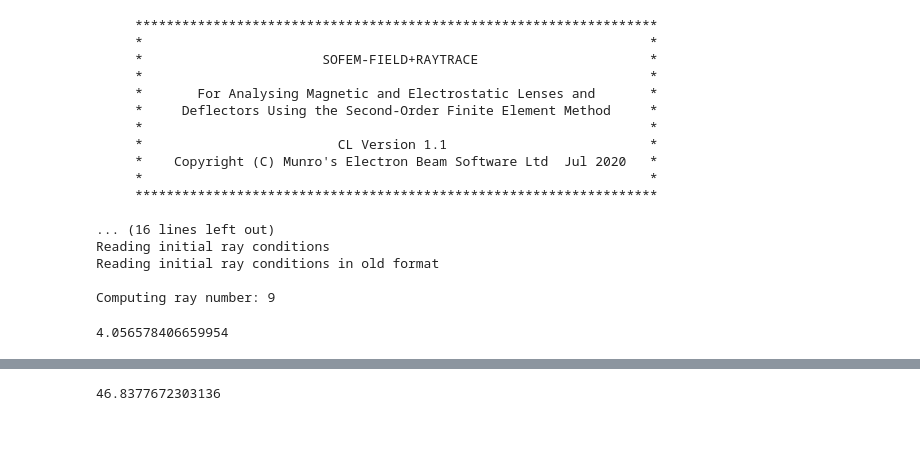
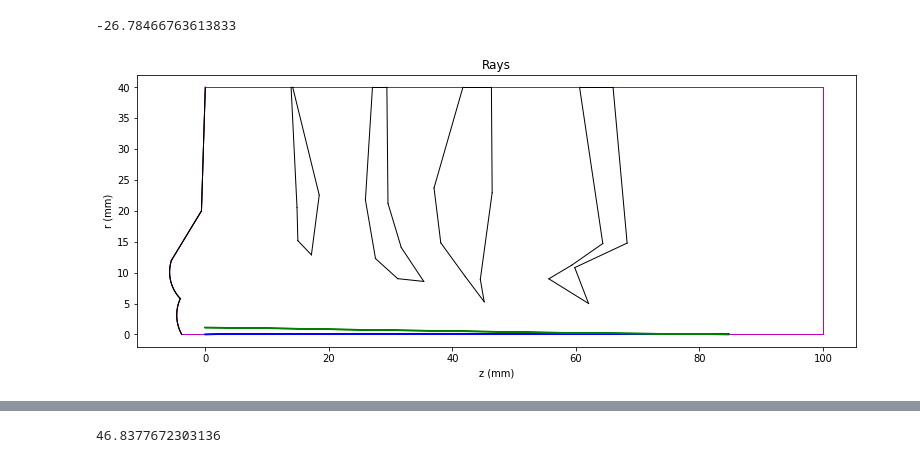
Before and after one commit to tylerharvey/EMDesign, a Jupyter notebook: mirror_compare.ipynb, the cells around one changed output, grey strips where cells are left out. Cells and saved outputs as stored; diff of their text form; code cells hidden in the pictures; blank space fills up the shorter version.

```diff
--- a/mirror_compare.ipynb
+++ b/mirror_compare.ipynb
@@ -8,2 +10,7 @@ from automation import optimize_image_plane, optimize_many_shapes
 from importlib import reload
 import asyncio
+# %%
+mir = ElecLens("/home/trh/data/mirror/5elec/30kV/curvedspacedmir5elec03_retracing_30kV.dat")
+mir.mirror_type(mirror=True,curved_mirror=True)
+mir.write("/home/trh/data/mirror/5elec/30kV/curvedspacedmir5elec03_retracing_30kV_test.dat")
+col = OpticalColumn(mir)
@@ -10,18 +21,15 @@ import asyncio
 # %%
-obj = ElecLens("/home/trh/data/mirror/base/curvedspacedmir5elec02_retracing.dat",verbose=True)
-obj.mirror_type(mirror=True,curved_mirror=True)
-obj.write("/home/trh/data/mirror/base/curvedspacedmir5elec02_ret_test.dat")
-col = OpticalColumn(obj)
-# obj01.coil_curr=[800]
-col.write_mir_img_cond_file("/home/trh/data/mirror/base/mir_coltest_test00.dat",
-                            turning_point=5,source_pos=97.116,img_pos=97.116074,
-                            potentials=MirPotentials(obj,[-500,6267.42,37843.6,30450.1,200000],['f','v1','f','f','f']))
-# obj.write_mir_img_cond_file("/home/trh/data/mirror/base/mir_coltest.dat",
+# col.use_mir_img_cond_file("/home/trh/data/mirror/5elec/30kV/mir_curved5_col00_retracing_30kV.dat")
+# mir01.coil_curr=[800]
+col.write_mir_img_cond_file("/home/trh/data/mirror/5elec/30kV/mir_curved5_col00_opt_retracing_30kV.dat",
+                            turning_point=5,source_pos=84.706798,img_pos=84.706898,energy=30000,
+                           potentials=MirPotentials(mir,[-500,1583.98,6410.83,10944.1,30000],['f','v1','f','f','f']))
+# mir.write_mir_img_cond_file("/home/trh/data/mirror/base/mir_coltest.dat",
 #                             turning_point=10,source_pos=60,energy=-100000,screen_pos=60.001,
-#                             potentials=ElecLens.MirPotentials(obj,[-10000,10000,-10,10000,100000],['f','v1','v2','v3','f']))
-# obj.write_raytrace_file("/home/trh/data/mirror/base/mir_col01.dat",
-#                             potentials=ElecLens.MirPotentials(obj,[-500,4568,12573.9,77480.2,200000],['f','f','f','f','f']))
-# obj.calc_rays()
-# obj.mircondbasename_noext = "m1"
-obj.calc_field()
-calc_properties_mirror(obj,col)
+#                             potentials=ElecLens.MirPotentials(mir,[-10000,10000,-10,10000,100000],['f','v1','v2','v3','f']))
+# mir.write_raytrace_file("/home/trh/data/mirror/base/mir_col01.dat",
+#                             potentials=ElecLens.MirPotentials(mir,[-500,4568,12573.9,77480.2,200000],['f','f','f','f','f']))
+# mir.calc_rays()
+# mir.mircondbasename_noext = "m1"
+mir.calc_field()
+calc_properties_mirror(mir,col)
@@ -46,24 +36,6 @@ Deleting dynamic memory for DARay object
 # %%
-col.read_mir_optical_properties(raytrace=True)
+col.read_mir_optical_properties(raytrace=False)
-# %% [output]
-     *******************************************************************
-     *                                                                 *
-     *                       SOFEM-FIELD+RAYTRACE                      *
-     *                                                                 *
-     *       For Analysing Magnetic and Electrostatic Lenses and       *
-     *     Deflectors Using the Second-Order Finite Element Method     *
-     *                                                                 *
-     *                         CL Version 1.1                          *
-     *    Copyright (C) Munro's Electron Beam Software Ltd  Jul 2020   *
-     *                                                                 *
-     *******************************************************************
-
-... (16 lines left out)
-Reading initial ray conditions
-Reading initial ray conditions in old format
-
-Computing ray number: 9
 # %%
 col.c3
 # %% [output]
-4.056578406659954
+-26.78466763613833
@@ -69,0 +47,4 @@ col.c3
+# %%
+col.plot_rays(coarse_mesh=False,boundary_mesh=True,savefile='/home/trh/data/mirror/5elec/30kV/mir_rays.png')
+# %% [output]
+[figure, added]
```
Also changed, not shown: parts of 9 cells of this notebook, 4 other files.
